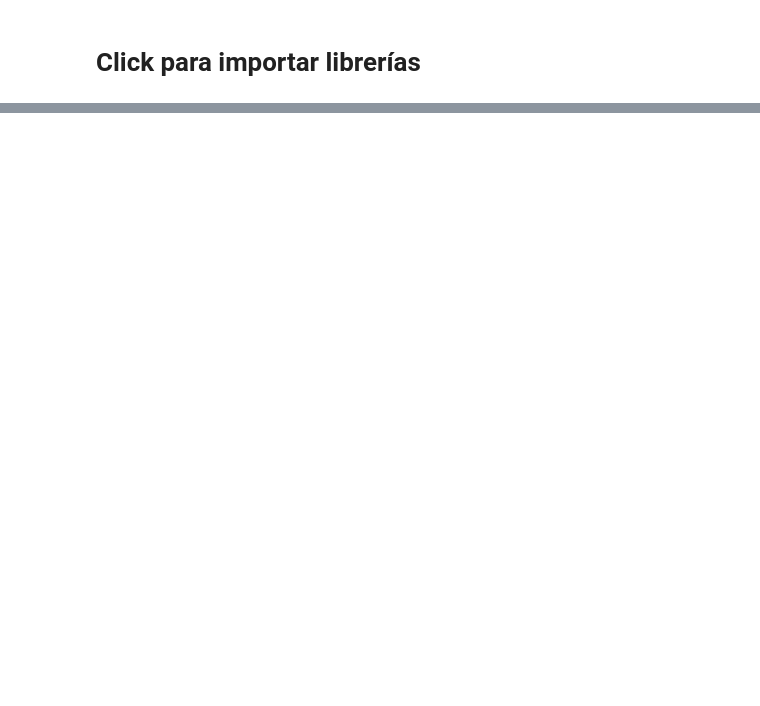
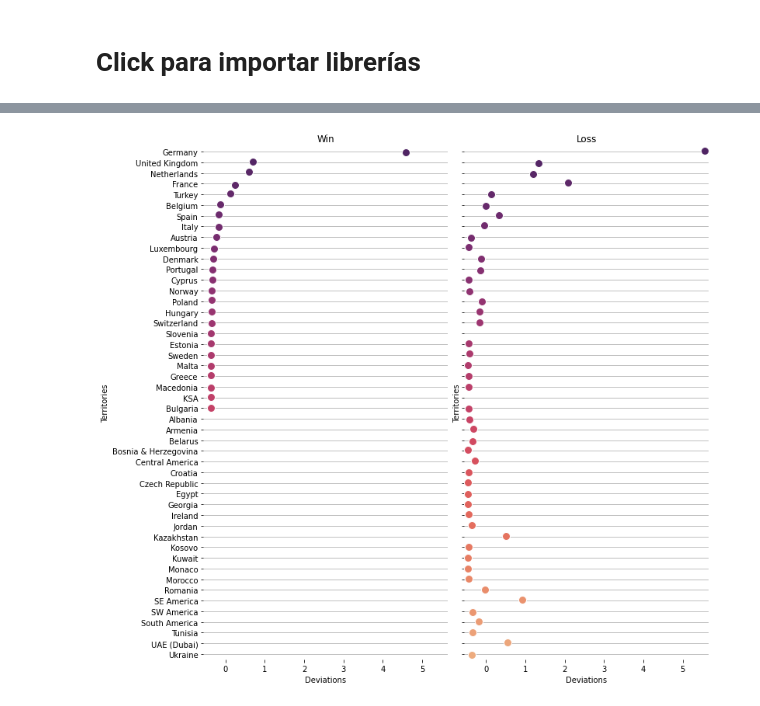
Before and after one commit to jgonzet/7506-Org.-de-Datos, a Jupyter notebook: exploration.ipynb, the cells around one changed output, grey strips where cells are left out. Drawn from its saved outputs; the diff is of its cells as text; code cells hidden in the pictures; blank space fills up the shorter version.

```diff
--- a/exploration.ipynb
+++ b/exploration.ipynb
@@ -169,0 +194,16 @@ Vamos a buscar nuestros mejores vendedores de la region
+# %%
+# Filtramos los datos de la region
+datos_region = datos[datos.Region==region_EMEA]
+datos_region = datos_region[~(datos_region['Territory']=='None')] # limpieza de los None
+
+# Datos que se repiten para las entradas de una misma oportunidad:
+datos_unicos_oportunidades = datos_region[['Opportunity_Name','Territory','Stage','Source','Account_Name'\
+                                           ,'Opportunity_Created_Date','Opportunity_Owner','Opportunity_Year','Semester']]\
+                                           .drop_duplicates()
+# Agrupamos oportunidades
+datos_EMEA_oportunidades = datos_region.groupby('Opportunity_Name')\
+                                       .agg({'Total_Amount_Converted':'sum','TRF':'sum','Opportunity_ID':'count'})\
+                                       .rename(columns={'Total_Amount_Converted':'Total_Amount(Converted)','TRF':'Total_TRF','Opportunity_ID':'Items'})\
+                                       .join(datos_unicos_oportunidades.set_index('Opportunity_Name'))
+
+datos_EMEA_oportunidades.head(3)
@@ -169,0 +218,64 @@ Vamos a buscar nuestros mejores vendedores de la region
+# %%
+# Grafico:
+
+group1_EMEA = datos_EMEA_oportunidades.groupby(['Territory','Stage'])\
+                                      .agg({'Territory':'count','Total_Amount(Converted)':'sum'})\
+                                      .rename(columns={'Territory':'Opportunities','Total_Amount(Converted)':'Total_Amount'})
+
+# Reacomodamos los datos para el grafico:
+group1_unstacked_EMEA = group1_EMEA.Total_Amount.unstack()
+
+# Se calcula la metrica
+group1_unstacked_EMEA['Metrica'] = (group1_unstacked_EMEA['Closed Won']-group1_unstacked_EMEA['Closed Lost'])\
+                                  /(group1_unstacked_EMEA['Closed Won']+group1_unstacked_EMEA['Closed Lost'])
+
+
+# NORMALIZACION:
+
+# A cada Total_Amount le restamos la media(muestral) y dividimos por el desvio muestral:
+mean_won = group1_unstacked_EMEA['Closed Won'].mean()
+std_won = group1_unstacked_EMEA['Closed Won'].std()
+group1_unstacked_EMEA['Closed Won'] = (group1_unstacked_EMEA['Closed Won']-mean_won)/std_won
+
+mean_lost = group1_unstacked_EMEA['Closed Lost'].mean()
+std_lost = group1_unstacked_EMEA['Closed Lost'].std()
+group1_unstacked_EMEA['Closed Lost'] = (group1_unstacked_EMEA['Closed Lost']-mean_lost)/std_lost
+
+# Si quiero achicar distancias tomo logaritmo:
+#group1_unstacked_EMEA['Closed Won'] = np.log(group1_unstacked_EMEA['Closed Won'] )
+#group1_unstacked_EMEA['Closed Lost'] = np.log(group1_unstacked_EMEA['Closed Lost'] )
+
+territories = group1_unstacked_EMEA.reset_index()
+ter_and_opo = territories[["Territory","Closed Won","Closed Lost"]]
+
+
+# GRAFICO:
+g = sns.PairGrid(ter_and_opo.sort_values("Closed Won", ascending=False),
+                 x_vars=ter_and_opo.columns[1:], y_vars=["Territory"],
+                 height=10, aspect=0.5)
+
+# Hacemos el plot
+g_map = g.map(sns.stripplot, size=10, orient="h",
+              palette="flare_r", linewidth=1, edgecolor="w")
+
+
+# Limites en x segun el valor maximo y minimo, +/- delta para no recortar:
+delta = 0.1
+xmin = min(group1_unstacked_EMEA['Closed Lost'].min(),group1_unstacked_EMEA['Closed Won'].min())-delta
+xmax = max(group1_unstacked_EMEA['Closed Lost'].max(),group1_unstacked_EMEA['Closed Won'].max())+delta
+
+g.set(xlim=(xmin, xmax),xlabel="Deviations", ylabel="Territories")
+
+# Titulos para las columnas del grafico
+titles = ["Win", "Loss"]
+
+for ax, title in zip(g.axes.flat, titles):
+    ax.set(title=title)
+    ax.xaxis.grid(False)
+    ax.yaxis.grid(True)
+
+sns.despine(left=True, bottom=True)
+
+#g_map.savefig('')
+# %% [output]
+[figure, added]
```
Also changed, not shown: parts of 93 cells of this notebook.
